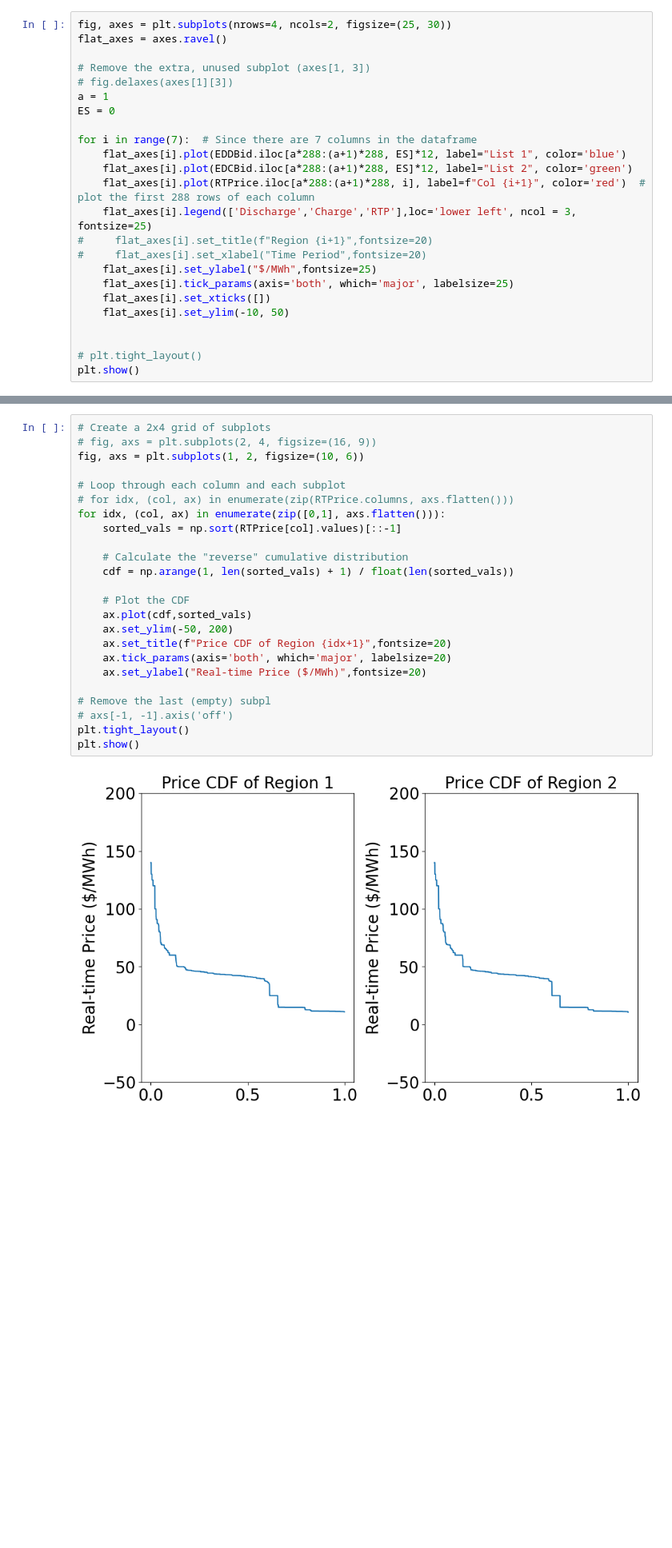
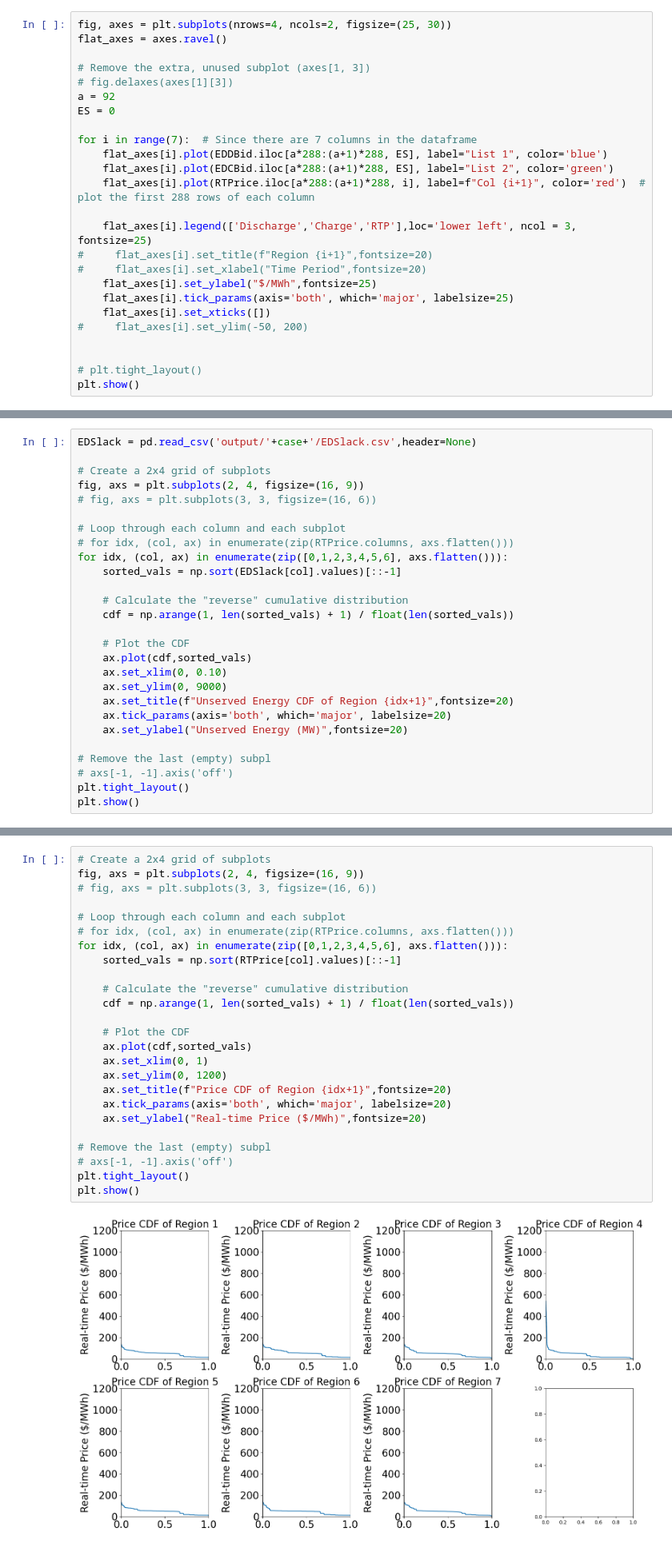
Before and after one commit to niklauskun/STESTS-Archive, a Jupyter notebook: Plot.ipynb, the cells around one changed output, grey strips where cells are left out. Shown at 80% size. Cells and saved outputs as stored; diff of their text form; blank space fills up the shorter version.

Commit message:
12212023Update
update plot

```diff
--- a/Plot.ipynb
+++ b/Plot.ipynb
@@ -119,20 +126,21 @@ flat_axes = axes.ravel()
 
 # Remove the extra, unused subplot (axes[1, 3])
 # fig.delaxes(axes[1][3])
-a = 1
+a = 92
 ES = 0
 
 for i in range(7):  # Since there are 7 columns in the dataframe
-    flat_axes[i].plot(EDDBid.iloc[a*288:(a+1)*288, ES]*12, label="List 1", color='blue')
-    flat_axes[i].plot(EDCBid.iloc[a*288:(a+1)*288, ES]*12, label="List 2", color='green')
+    flat_axes[i].plot(EDDBid.iloc[a*288:(a+1)*288, ES], label="List 1", color='blue')
+    flat_axes[i].plot(EDCBid.iloc[a*288:(a+1)*288, ES], label="List 2", color='green')
     flat_axes[i].plot(RTPrice.iloc[a*288:(a+1)*288, i], label=f"Col {i+1}", color='red')  # plot the first 288 rows of each column
+
     flat_axes[i].legend(['Discharge','Charge','RTP'],loc='lower left', ncol = 3, fontsize=25)
 #     flat_axes[i].set_title(f"Region {i+1}",fontsize=20)
 #     flat_axes[i].set_xlabel("Time Period",fontsize=20)
     flat_axes[i].set_ylabel("$/MWh",fontsize=25)
     flat_axes[i].tick_params(axis='both', which='major', labelsize=25)
     flat_axes[i].set_xticks([])
-    flat_axes[i].set_ylim(-10, 50)
+#     flat_axes[i].set_ylim(-50, 200)
 
 
 # plt.tight_layout()
@@ -300,0 +240,27 @@ plt.show()
+# %%
+EDSlack = pd.read_csv('output/'+case+'/EDSlack.csv',header=None)
+
+# Create a 2x4 grid of subplots
+fig, axs = plt.subplots(2, 4, figsize=(16, 9))
+# fig, axs = plt.subplots(3, 3, figsize=(16, 6))
+
+# Loop through each column and each subplot
+# for idx, (col, ax) in enumerate(zip(RTPrice.columns, axs.flatten()))
+for idx, (col, ax) in enumerate(zip([0,1,2,3,4,5,6], axs.flatten())):
+    sorted_vals = np.sort(EDSlack[col].values)[::-1]
+
+    # Calculate the "reverse" cumulative distribution
+    cdf = np.arange(1, len(sorted_vals) + 1) / float(len(sorted_vals))
+
+    # Plot the CDF
+    ax.plot(cdf,sorted_vals)
+    ax.set_xlim(0, 0.10)
+    ax.set_ylim(0, 9000)
+    ax.set_title(f"Unserved Energy CDF of Region {idx+1}",fontsize=20)
+    ax.tick_params(axis='both', which='major', labelsize=20)
+    ax.set_ylabel("Unserved Energy (MW)",fontsize=20)
+
+# Remove the last (empty) subpl
+# axs[-1, -1].axis('off')
+plt.tight_layout()
+plt.show()
@@ -301,27 +269,28 @@ plt.show()
 # %%
 # Create a 2x4 grid of subplots
-# fig, axs = plt.subplots(2, 4, figsize=(16, 9))
-fig, axs = plt.subplots(1, 2, figsize=(10, 6))
+fig, axs = plt.subplots(2, 4, figsize=(16, 9))
+# fig, axs = plt.subplots(3, 3, figsize=(16, 6))
 
 # Loop through each column and each subplot
 # for idx, (col, ax) in enumerate(zip(RTPrice.columns, axs.flatten()))
-for idx, (col, ax) in enumerate(zip([0,1], axs.flatten())):
+for idx, (col, ax) in enumerate(zip([0,1,2,3,4,5,6], axs.flatten())):
     sorted_vals = np.sort(RTPrice[col].values)[::-1]
 
     # Calculate the "reverse" cumulative distribution
     cdf = np.arange(1, len(sorted_vals) + 1) / float(len(sorted_vals))
 
     # Plot the CDF
     ax.plot(cdf,sorted_vals)
-    ax.set_ylim(-50, 200)
+    ax.set_xlim(0, 1)
+    ax.set_ylim(0, 1200)
     ax.set_title(f"Price CDF of Region {idx+1}",fontsize=20)
     ax.tick_params(axis='both', which='major', labelsize=20)
     ax.set_ylabel("Real-time Price ($/MWh)",fontsize=20)
 
 # Remove the last (empty) subpl
 # axs[-1, -1].axis('off')
 plt.tight_layout()
 plt.show()
 # %% [output]
-[figure, old version]
+[figure, new version]
 # %%
```
Also changed, not shown: parts of 49 cells of this notebook, 5 other files.
